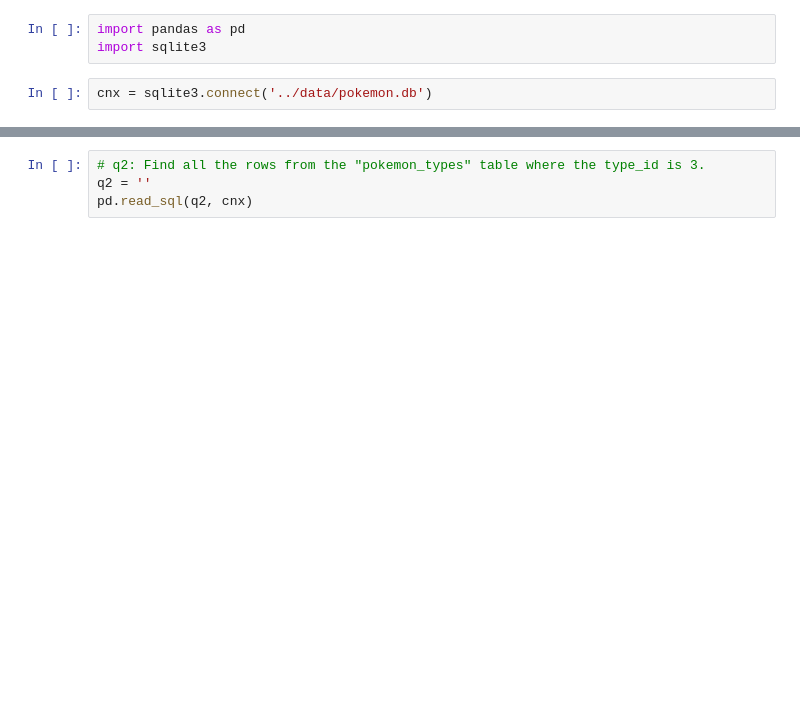
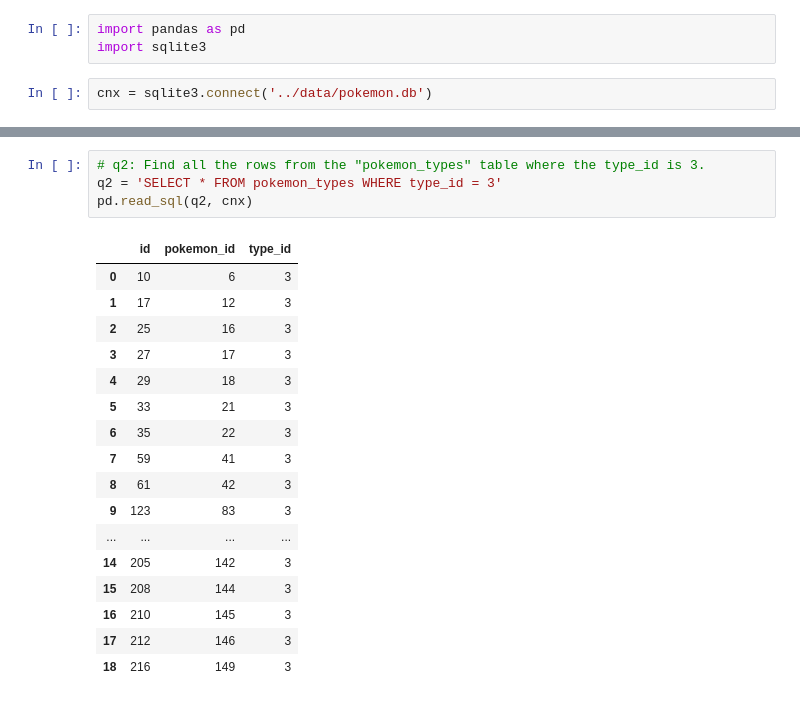
Before and after one commit to learn-co-curriculum/daily_challenges_seattle-ds-102819, a Jupyter notebook: mod_1/2019-11-06_sql/sql_practice.ipynb, the cells around one changed output, grey strips where cells are left out. Drawn from its saved outputs; the diff is of its cells as text; blank space fills up the shorter version.

```diff
--- a/mod_1/2019-11-06_sql/sql_practice.ipynb
+++ b/mod_1/2019-11-06_sql/sql_practice.ipynb
@@ -24,7 +50,25 @@ pd.read_sql(q1, cnx)
 # %%
 # q2: Find all the rows from the "pokemon_types" table where the type_id is 3.
-q2 = ''
+q2 = 'SELECT * FROM pokemon_types WHERE type_id = 3'
 pd.read_sql(q2, cnx)
+# %% [output]
+|  | id | pokemon_id | type_id |
+| 0 | 10 | 6 | 3 |
+| 1 | 17 | 12 | 3 |
+| 2 | 25 | 16 | 3 |
+| 3 | 27 | 17 | 3 |
+| 4 | 29 | 18 | 3 |
+| 5 | 33 | 21 | 3 |
+| 6 | 35 | 22 | 3 |
+| 7 | 59 | 41 | 3 |
+| 8 | 61 | 42 | 3 |
+| 9 | 123 | 83 | 3 |
+| ... | ... | ... | ... |
+| 14 | 205 | 142 | 3 |
+| 15 | 208 | 144 | 3 |
+| 16 | 210 | 145 | 3 |
+| 17 | 212 | 146 | 3 |
+| 18 | 216 | 149 | 3 |
 # %%
 # q3: Find all the rows from the "pokemon_types" table where the associated type is "water".
 # Do so without hard-coding the id of the "water" type, using only the name.
```
Also changed, not shown: parts of 7 cells of this notebook.
